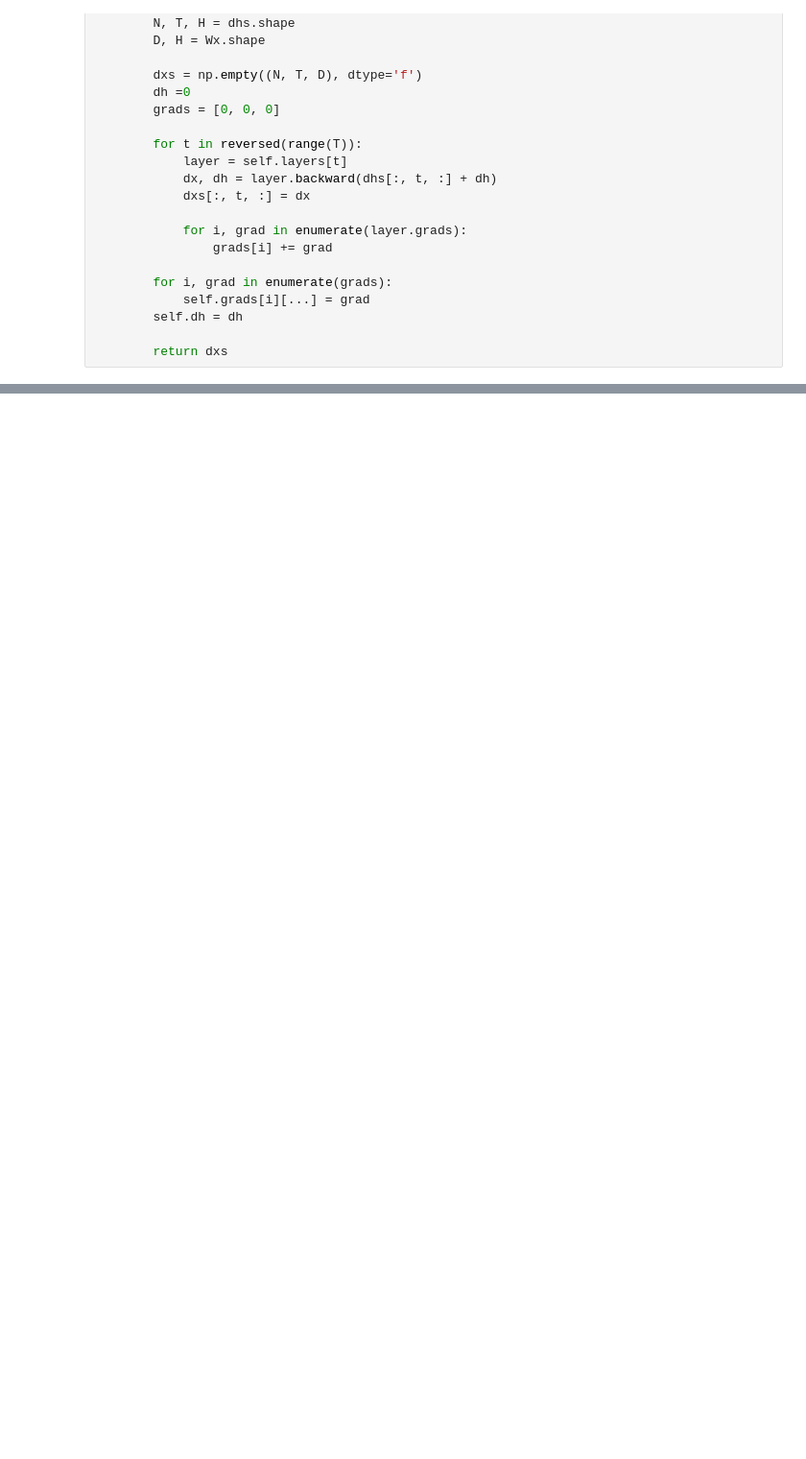
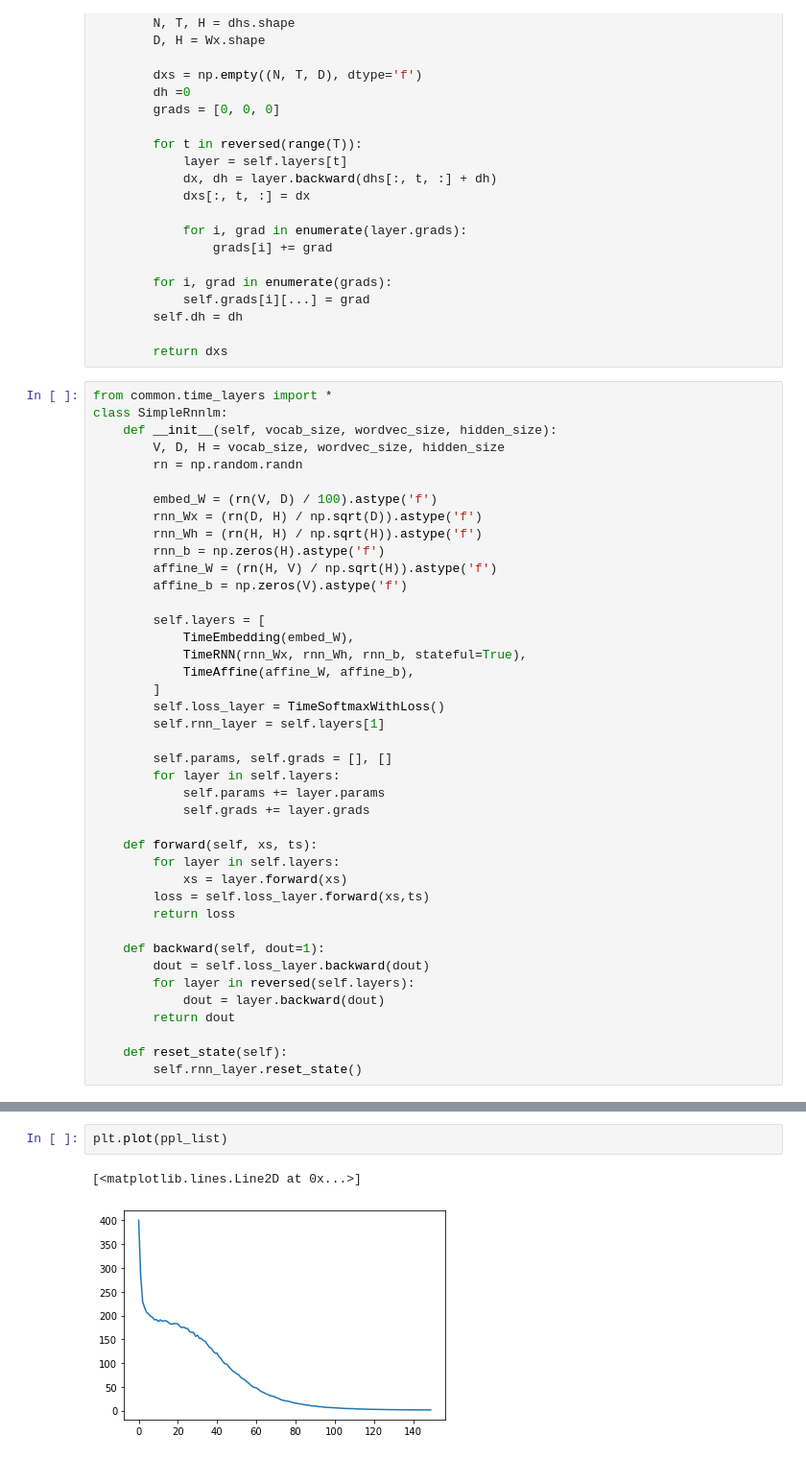
Before and after one commit to kgg6008/TIL, a Jupyter notebook: deep_learning_for_scratch_2/Chapter 5. RNN.ipynb, the cells around one changed output, grey strips where cells are left out. Shown at 96% size. Drawn from its saved outputs; the diff is of its cells as text; blank space fills up the shorter version.

```diff
--- a/deep_learning_for_scratch_2/Chapter 5. RNN.ipynb
+++ b/deep_learning_for_scratch_2/Chapter 5. RNN.ipynb
@@ -89,3 +89,44 @@ class TimeRNN:
         self.dh = dh
 
         return dxs
+# %%
+from common.time_layers import *
+class SimpleRnnlm:
+    def __init__(self, vocab_size, wordvec_size, hidden_size):
+        V, D, H = vocab_size, wordvec_size, hidden_size
+        rn = np.random.randn
+
+        embed_W = (rn(V, D) / 100).astype('f')
+        rnn_Wx = (rn(D, H) / np.sqrt(D)).astype('f')
+        rnn_Wh = (rn(H, H) / np.sqrt(H)).astype('f')
+        rnn_b = np.zeros(H).astype('f')
+        affine_W = (rn(H, V) / np.sqrt(H)).astype('f')
+        affine_b = np.zeros(V).astype('f')
+
+        self.layers = [
+            TimeEmbedding(embed_W),
+            TimeRNN(rnn_Wx, rnn_Wh, rnn_b, stateful=True),
+            TimeAffine(affine_W, affine_b),
+        ]
+        self.loss_layer = TimeSoftmaxWithLoss()
+        self.rnn_layer = self.layers[1]
+
+        self.params, self.grads = [], []
+        for layer in self.layers:
+            self.params += layer.params
+            self.grads += layer.grads
+
+    def forward(self, xs, ts):
+        for layer in self.layers:
+            xs = layer.forward(xs)
+        loss = self.loss_layer.forward(xs,ts)
+        return loss
+
+    def backward(self, dout=1):
+        dout = self.loss_layer.backward(dout)
+        for layer in reversed(self.layers):
+            dout = layer.backward(dout)
+        return dout
+
+    def reset_state(self):
+        self.rnn_layer.reset_state()
@@ -91,0 +207,5 @@ class TimeRNN:
+# %%
+plt.plot(ppl_list)
+# %% [output]
+[<matplotlib.lines.Line2D at 0x...>]
+[figure, added]
```
Also changed, not shown: parts of 2 cells of this notebook.
